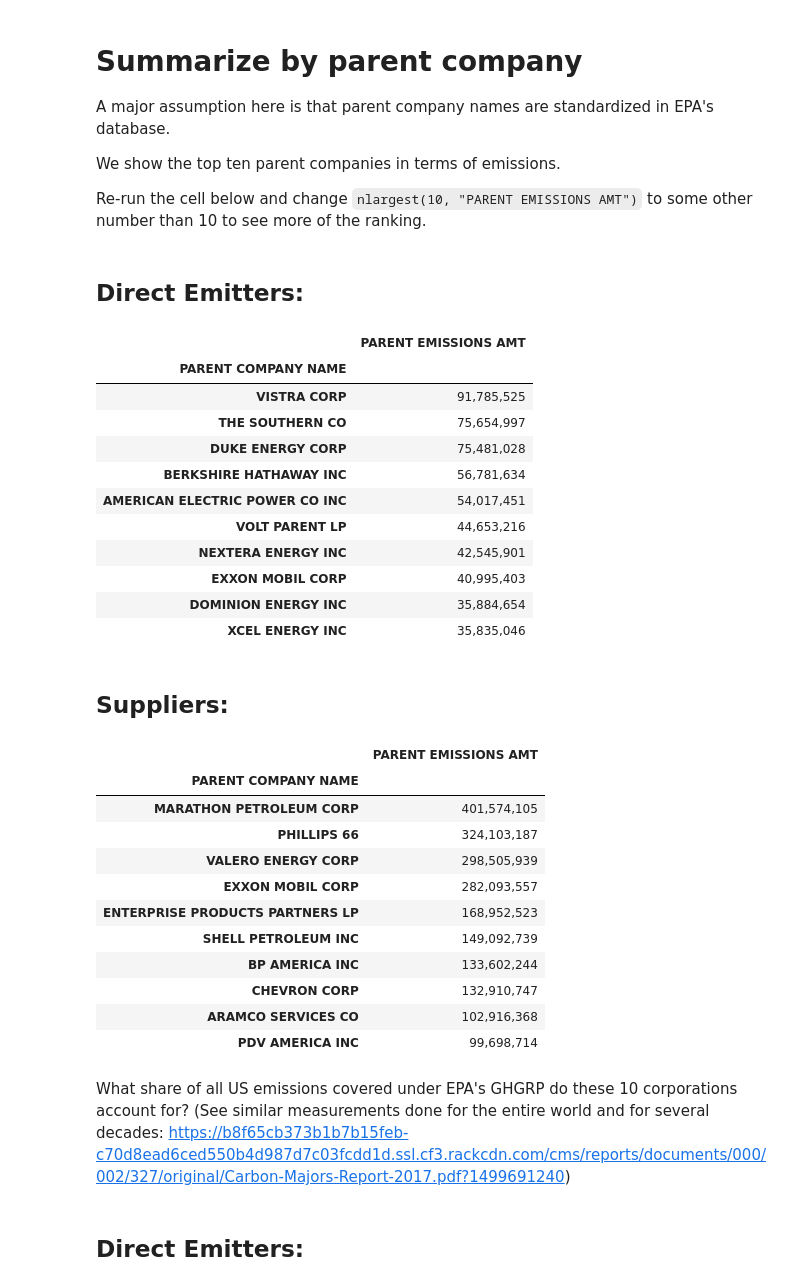
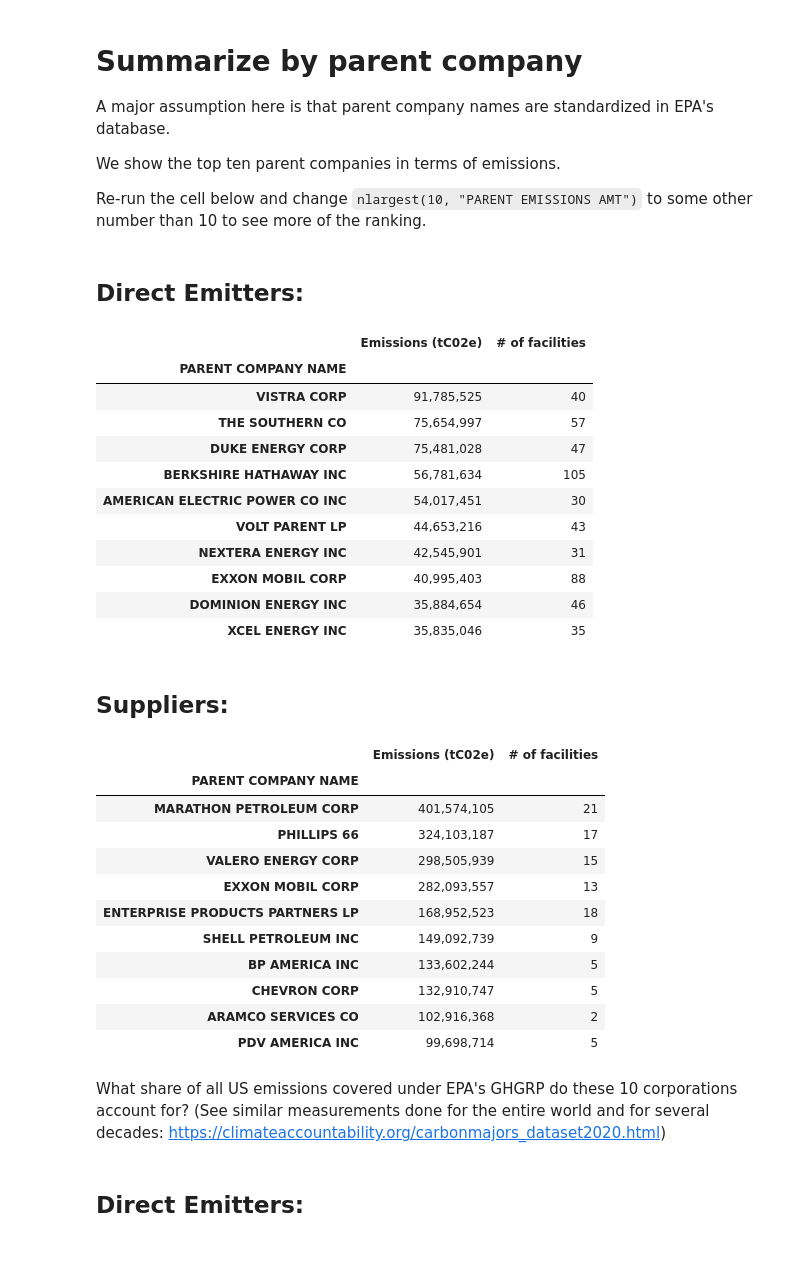
Before and after one commit to edgi-govdata-archiving/ECHO-GHG, a Jupyter notebook: ECHO_GHG.ipynb, the cells around one changed output. Drawn from its saved outputs; the diff is of its cells as text; code cells hidden in the pictures; blank space fills up the shorter version.

Commit message:
add count of facilities to some results

```diff
--- a/ECHO_GHG.ipynb
+++ b/ECHO_GHG.ipynb
@@ -334,42 +334,42 @@ We show the top ten parent companies in terms of emissions.
 
 Re-run the cell below and change `nlargest(10, "PARENT EMISSIONS AMT")` to some other number than 10 to see more of the ranking.
 # %%
-summary_e = join_emitters.groupby("PARENT COMPANY NAME")[["PARENT EMISSIONS AMT"]].sum()
-summary_s = join_suppliers.groupby("PARENT COMPANY NAME")[["PARENT EMISSIONS AMT"]].sum()
+summary_e = join_emitters.groupby("PARENT COMPANY NAME")[["PARENT EMISSIONS AMT"]].agg(['sum', 'count'])
+summary_s = join_suppliers.groupby("PARENT COMPANY NAME")[["PARENT EMISSIONS AMT"]].agg(['sum', 'count'])
 
 display(HTML("<h2>Direct Emitters:</h2>"))
-display(summary_e.nlargest(10, "PARENT EMISSIONS AMT").style.format({"PARENT EMISSIONS AMT": '{:,.0f}'}))
+display(summary_e["PARENT EMISSIONS AMT"].rename(columns={'sum': 'Emissions (tC02e)', 'count': '# of facilities'}).nlargest(10, "Emissions (tC02e)").style.format({"Emissions (tC02e)": '{:,.0f}'}))
 display(HTML("<h2>Suppliers:</h2>"))
-display(summary_s.nlargest(10, "PARENT EMISSIONS AMT").style.format({"PARENT EMISSIONS AMT": '{:,.0f}'}))
+display(summary_s["PARENT EMISSIONS AMT"].rename(columns={'sum': 'Emissions (tC02e)', 'count': '# of facilities'}).nlargest(10, "Emissions (tC02e)").style.format({"Emissions (tC02e)": '{:,.0f}'}))
 # %% [output]
 Direct Emitters:
-|  | PARENT EMISSIONS AMT |
-| PARENT COMPANY NAME |  |
-| VISTRA CORP | 91,785,525 |
-| THE SOUTHERN CO | 75,654,997 |
-| DUKE ENERGY CORP | 75,481,028 |
-| BERKSHIRE HATHAWAY INC | 56,781,634 |
-| AMERICAN ELECTRIC POWER CO INC | 54,017,451 |
-| VOLT PARENT LP | 44,653,216 |
-| NEXTERA ENERGY INC | 42,545,901 |
-| EXXON MOBIL CORP | 40,995,403 |
-| DOMINION ENERGY INC | 35,884,654 |
-| XCEL ENERGY INC | 35,835,046 |
+|  | Emissions (tC02e) | # of facilities |
+| PARENT COMPANY NAME |  |  |
+| VISTRA CORP | 91,785,525 | 40 |
+| THE SOUTHERN CO | 75,654,997 | 57 |
+| DUKE ENERGY CORP | 75,481,028 | 47 |
+| BERKSHIRE HATHAWAY INC | 56,781,634 | 105 |
+| AMERICAN ELECTRIC POWER CO INC | 54,017,451 | 30 |
+| VOLT PARENT LP | 44,653,216 | 43 |
+| NEXTERA ENERGY INC | 42,545,901 | 31 |
+| EXXON MOBIL CORP | 40,995,403 | 88 |
+| DOMINION ENERGY INC | 35,884,654 | 46 |
+| XCEL ENERGY INC | 35,835,046 | 35 |
 Suppliers:
-|  | PARENT EMISSIONS AMT |
-| PARENT COMPANY NAME |  |
-| MARATHON PETROLEUM CORP | 401,574,105 |
-| PHILLIPS 66 | 324,103,187 |
-| VALERO ENERGY CORP | 298,505,939 |
-| EXXON MOBIL CORP | 282,093,557 |
-| ENTERPRISE PRODUCTS PARTNERS LP | 168,952,523 |
-| SHELL PETROLEUM INC | 149,092,739 |
-| BP AMERICA INC | 133,602,244 |
-| CHEVRON CORP | 132,910,747 |
-| ARAMCO SERVICES CO | 102,916,368 |
-| PDV AMERICA INC | 99,698,714 |
+|  | Emissions (tC02e) | # of facilities |
+| PARENT COMPANY NAME |  |  |
+| MARATHON PETROLEUM CORP | 401,574,105 | 21 |
+| PHILLIPS 66 | 324,103,187 | 17 |
+| VALERO ENERGY CORP | 298,505,939 | 15 |
+| EXXON MOBIL CORP | 282,093,557 | 13 |
+| ENTERPRISE PRODUCTS PARTNERS LP | 168,952,523 | 18 |
+| SHELL PETROLEUM INC | 149,092,739 | 9 |
+| BP AMERICA INC | 133,602,244 | 5 |
+| CHEVRON CORP | 132,910,747 | 5 |
+| ARAMCO SERVICES CO | 102,916,368 | 2 |
+| PDV AMERICA INC | 99,698,714 | 5 |
 # %% [markdown]
-What share of all US emissions covered under EPA's GHGRP do these 10 corporations account for? (See similar measurements done for the entire world and for several decades: https://b8f65cb373b1b7b15feb-c70d8ead6ced550b4d987d7c03fcdd1d.ssl.cf3.rackcdn.com/cms/reports/documents/000/002/327/original/Carbon-Majors-Report-2017.pdf?1499691240)
+What share of all US emissions covered under EPA's GHGRP do these 10 corporations account for? (See similar measurements done for the entire world and for several decades: https://climateaccountability.org/carbonmajors_dataset2020.html)
 # %%
 #int(fac_data.sum()) #6,648,566,817 - emissions total from the XLSX file
 #int(summary["PARENT EMISSIONS AMT"].sum()) 6,610,541,381 - emissions total from after joining with parent companies.
```
Also changed, not shown: parts of 2 cells of this notebook.
